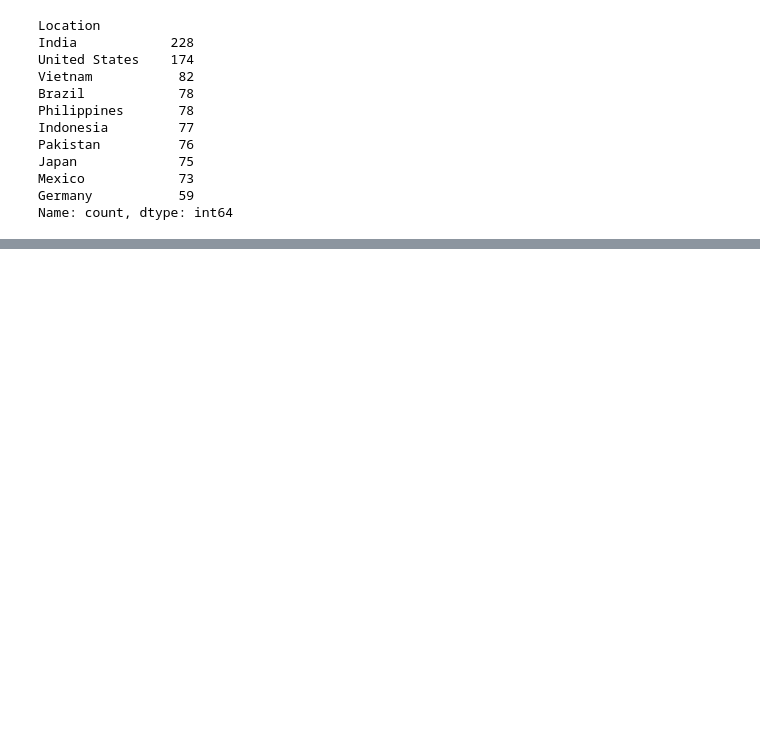
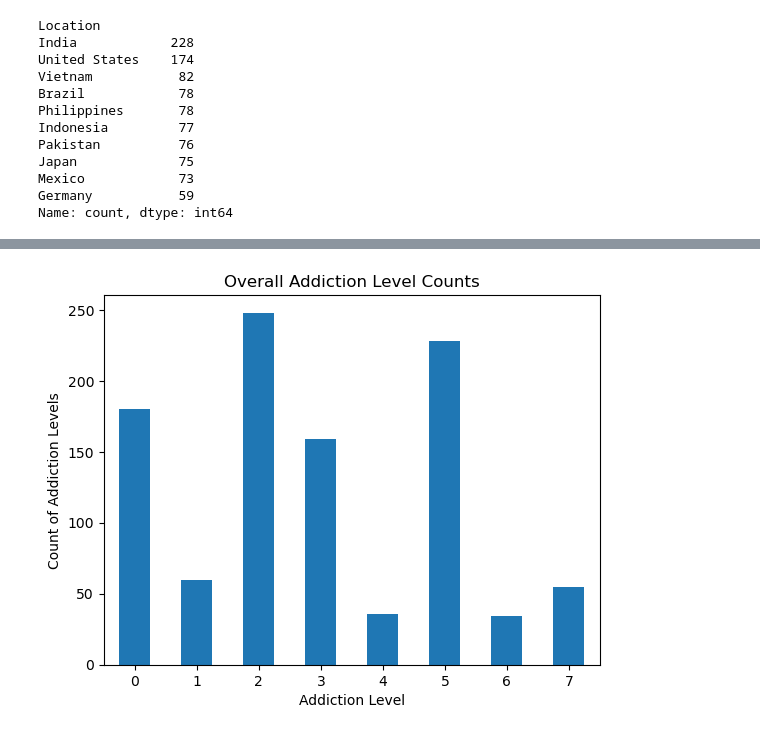
Before and after one commit to wrighang/project_01_team_11, a Jupyter notebook: angelina.ipynb, the cells around one changed output, grey strips where cells are left out. Cells and saved outputs as stored; diff of their text form; code cells hidden in the pictures; blank space fills up the shorter version.

Commit message:
updated code and charts

```diff
--- a/angelina.ipynb
+++ b/angelina.ipynb
@@ -603,0 +335,8 @@ plt.show()
+# %%
+##########Are addiction levels higher in certain locations?
+
+# Group by Addiction Level only and calculate the total count across all locations
+addiction_level_counts = cleaned_dataset_df.groupby("Addiction Level").size()
+
+# Display the result
+addiction_level_counts
@@ -603,0 +354,13 @@ plt.show()
+# %%
+##########Are addiction levels higher in certain locations?
+#addiction overall count
+
+# Plot the counts of each addiction level
+addiction_level_counts.plot(kind="bar")
+plt.title("Overall Addiction Level Counts")
+plt.xlabel("Addiction Level")
+plt.ylabel("Count of Addiction Levels")
+plt.xticks(rotation=0)
+plt.show()
+# %% [output]
+[figure, added]
```
Also changed, not shown: parts of 57 cells of this notebook.
